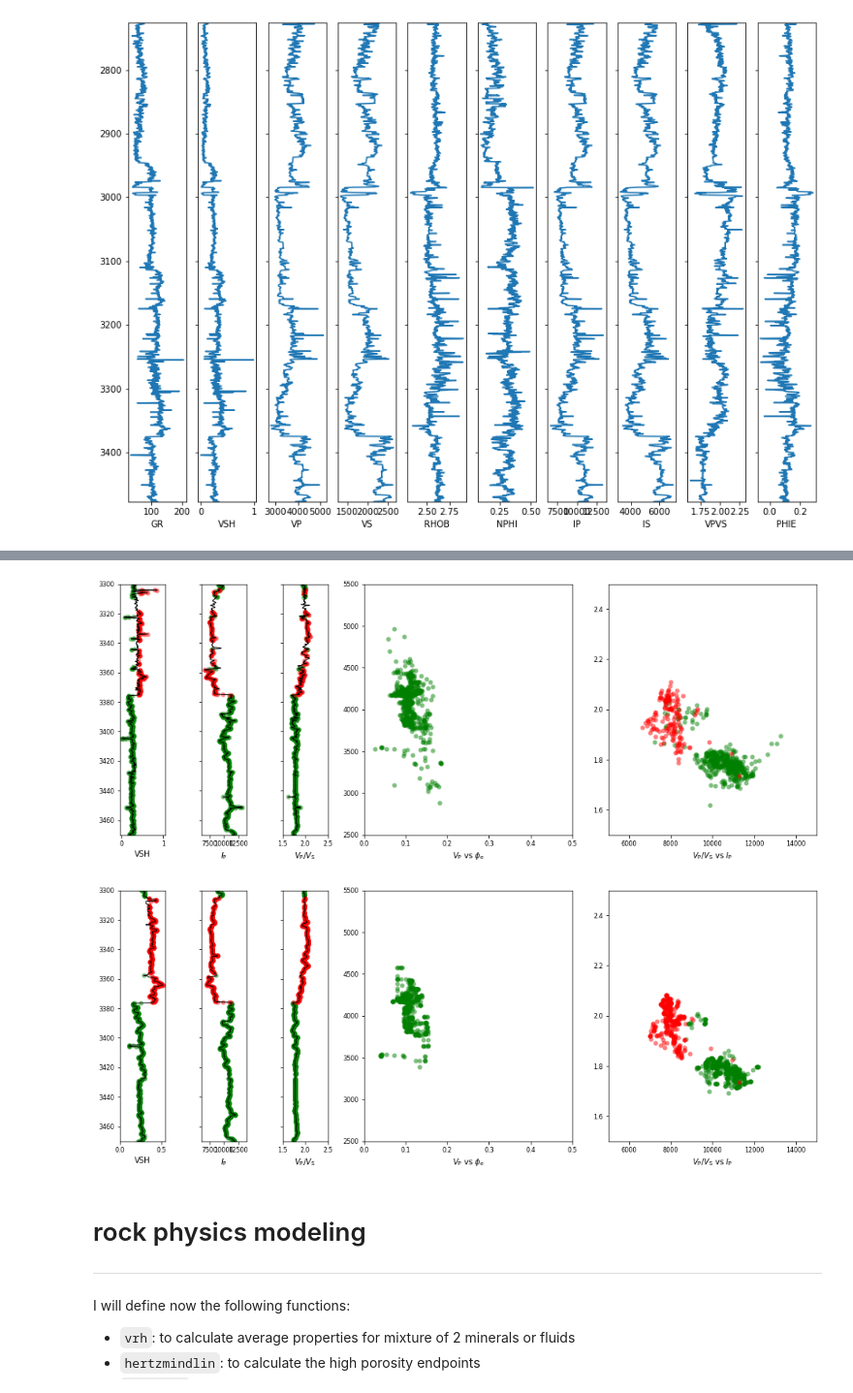
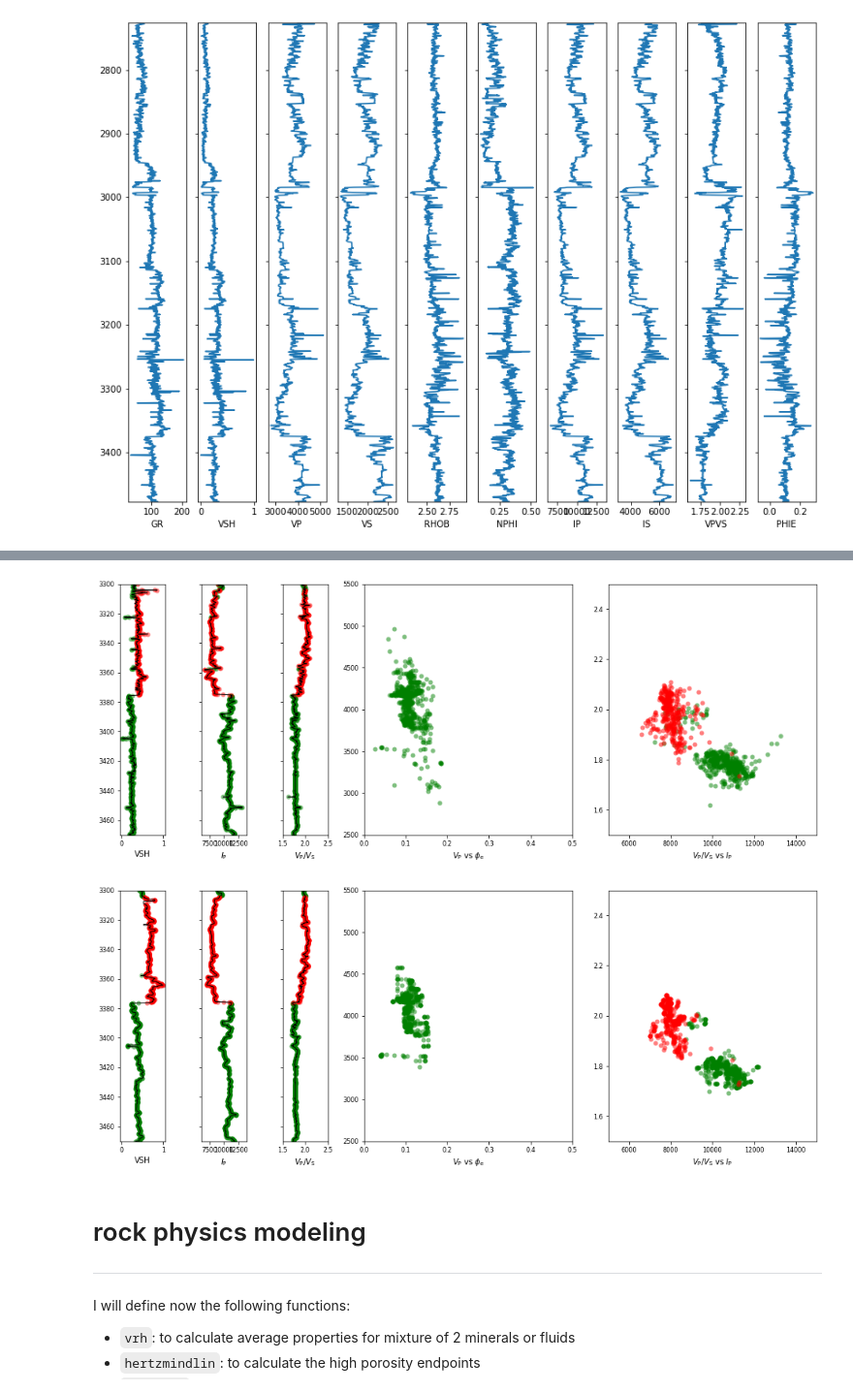
Before and after one commit to ABDunbar/Quantitative_Seismic_Interpretation, a Jupyter notebook: seismic_rock_physics_FORCE_wells.ipynb, the cells around one changed output, grey strips where cells are left out. Shown at 97% size. Saved outputs shown, nothing was run; the diff lists cells and outputs as text; code cells hidden in the pictures.

```diff
--- a/seismic_rock_physics_FORCE_wells.ipynb
+++ b/seismic_rock_physics_FORCE_wells.ipynb
@@ -21,7 +22,8 @@ data = pd.read_csv(infile_path, sep=';')
 # %%
 data = data.drop(['X_LOC', 'Y_LOC', 'Z_LOC', 'FORCE_2020_LITHOFACIES_CONFIDENCE', 'FORCE_2020_LITHOFACIES_LITHOLOGY'], axis=1)
+data_columns = data.columns
 rock_physics_curves = ['GR', 'VSH', 'VP', 'VS','RHOB', 'NPHI', 'IP', 'IS', 'VPVS', 'PHIE']
-columns = ['GR', 'DTC', 'DTS', 'RHOB', 'NPHI']
+input_columns = ['GR', 'DTC', 'DTS', 'RHOB', 'NPHI']
 # %% [markdown]
 # Find wells with Shear wave coverage
 # %%
@@ -60,3 +57,13 @@ df = df[columns]
+# %%
+# Take a specific well
+df = data[data.WELL==wells_full_shear[-1]]
+df = df.set_index('DEPTH_MD')
+# Basic rock physics log curves from which all others are derived
+df = df[input_columns]
+
+# Take a copy for comparison of filtered with unfiltered
+filt = df.copy()
+filt = filt.rolling(11).median()
 # %%
 df.head()
 # %% [output]
@@ -153,14 +170,14 @@ RHOB min:       2.32            :       2.33
 RHOB max:       2.91            :       2.88
 # %%
 # Unfiltered
-plotlog(df, 3300, 3470, 0.3, 0.4)
+plotlog(df, 3300, 3470, 0.3, 0.35)
 # %% [output]
-[figure, old version]
+[figure, new version]
 # %%
 # Filtered
-plotlog(filt, 3300, 3470, 0.3, 0.35)
+plotlog(filt, 3300, 3470, 0.5, 0.55)
 # %% [output]
-[figure, old version]
+[figure, new version]
 # %% [markdown]
 # rock physics modeling
 
```
Also changed, not shown: parts of 19 cells of this notebook.
